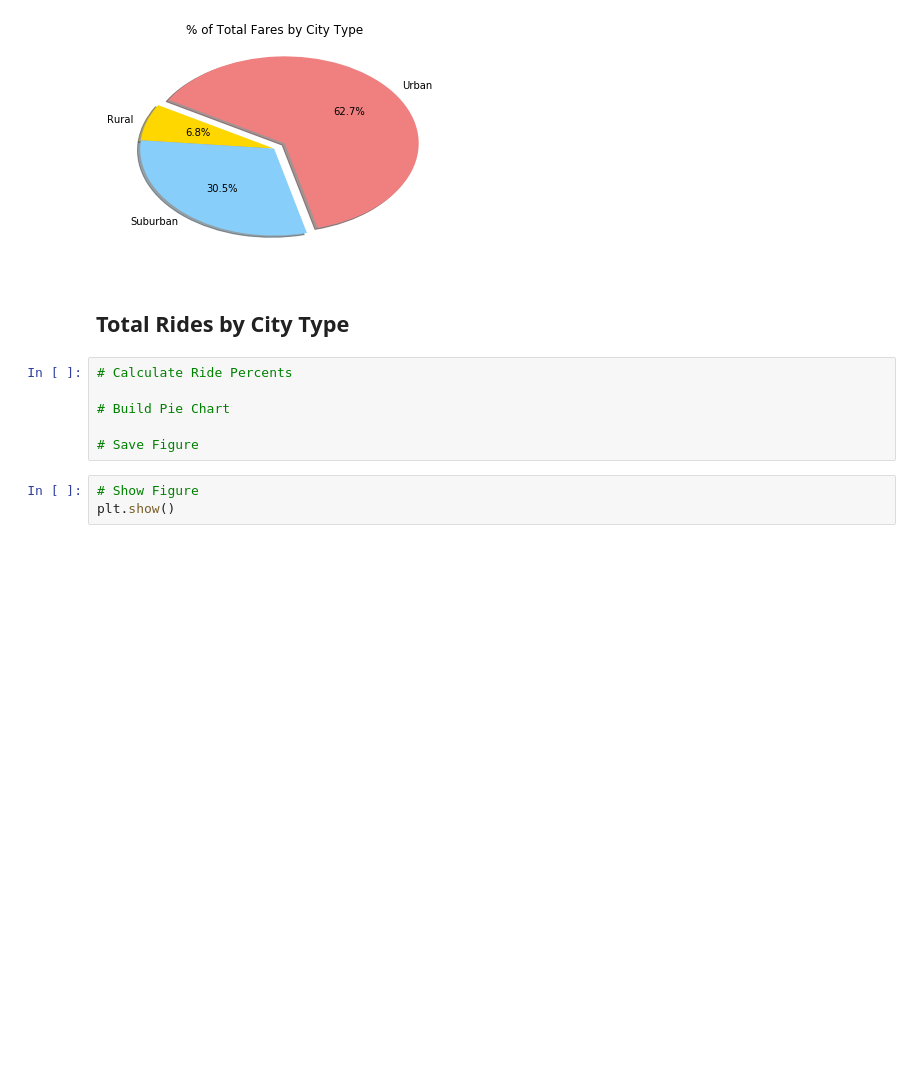
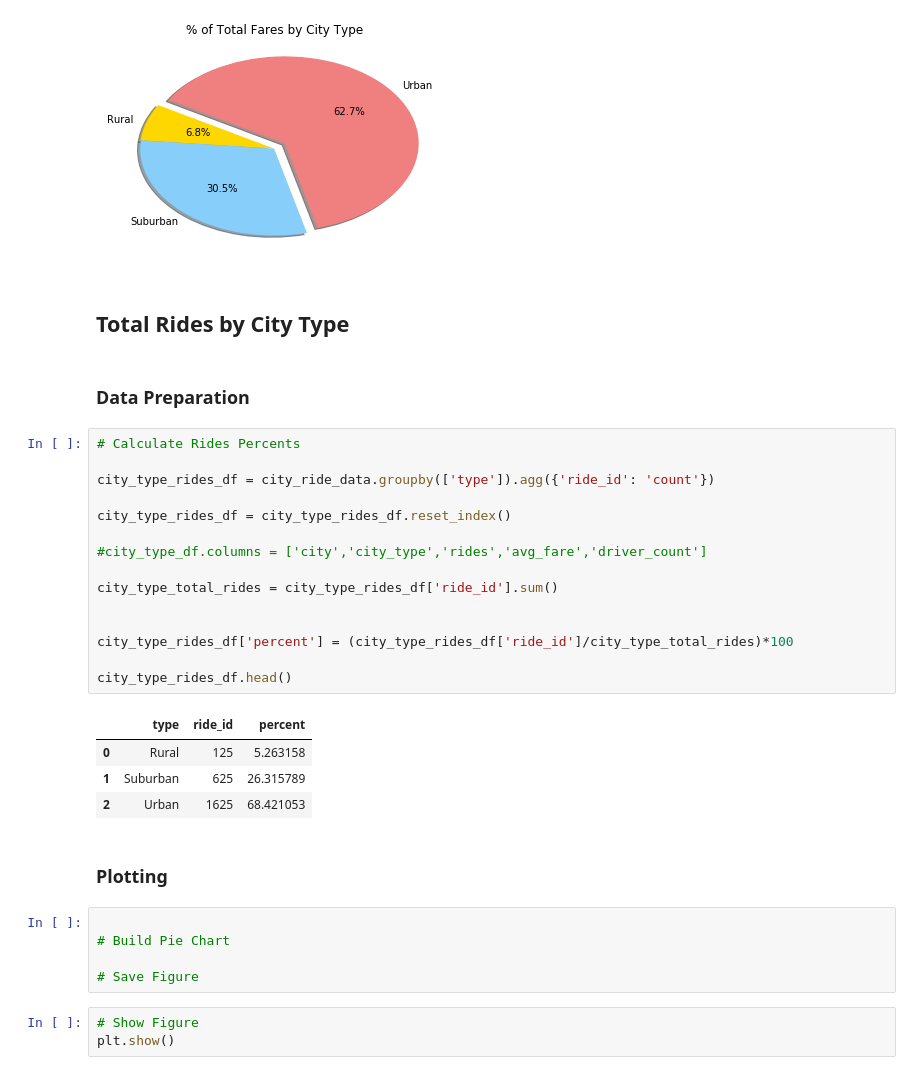
Before and after one commit to MBouchaqour/taxi-app-data-analysis, a Jupyter notebook: pyber.ipynb, the cells around one changed output. Cells and saved outputs as stored; diff of their text form; blank space fills up the shorter version.

Commit message:
Total Rides by City Type

```diff
--- a/pyber.ipynb
+++ b/pyber.ipynb
@@ -153,8 +152,31 @@ plt.show()
 [figure]
 # %% [markdown]
 ## Total Rides by City Type
+# %% [markdown]
+### Data Preparation
+# %%
+# Calculate Rides Percents
+
+city_type_rides_df = city_ride_data.groupby(['type']).agg({'ride_id': 'count'})
+
+city_type_rides_df = city_type_rides_df.reset_index()
+
+#city_type_df.columns = ['city','city_type','rides','avg_fare','driver_count']
+
+city_type_total_rides = city_type_rides_df['ride_id'].sum()
+
+
+city_type_rides_df['percent'] = (city_type_rides_df['ride_id']/city_type_total_rides)*100
+
+city_type_rides_df.head()
+# %% [output]
+|  | type | ride_id | percent |
+| 0 | Rural | 125 | 5.263158 |
+| 1 | Suburban | 625 | 26.315789 |
+| 2 | Urban | 1625 | 68.421053 |
+# %% [markdown]
+### Plotting
 # %%
-# Calculate Ride Percents
 
 # Build Pie Chart
 
```
Also changed, not shown: parts of 1 cell of this notebook, 1 other file.
